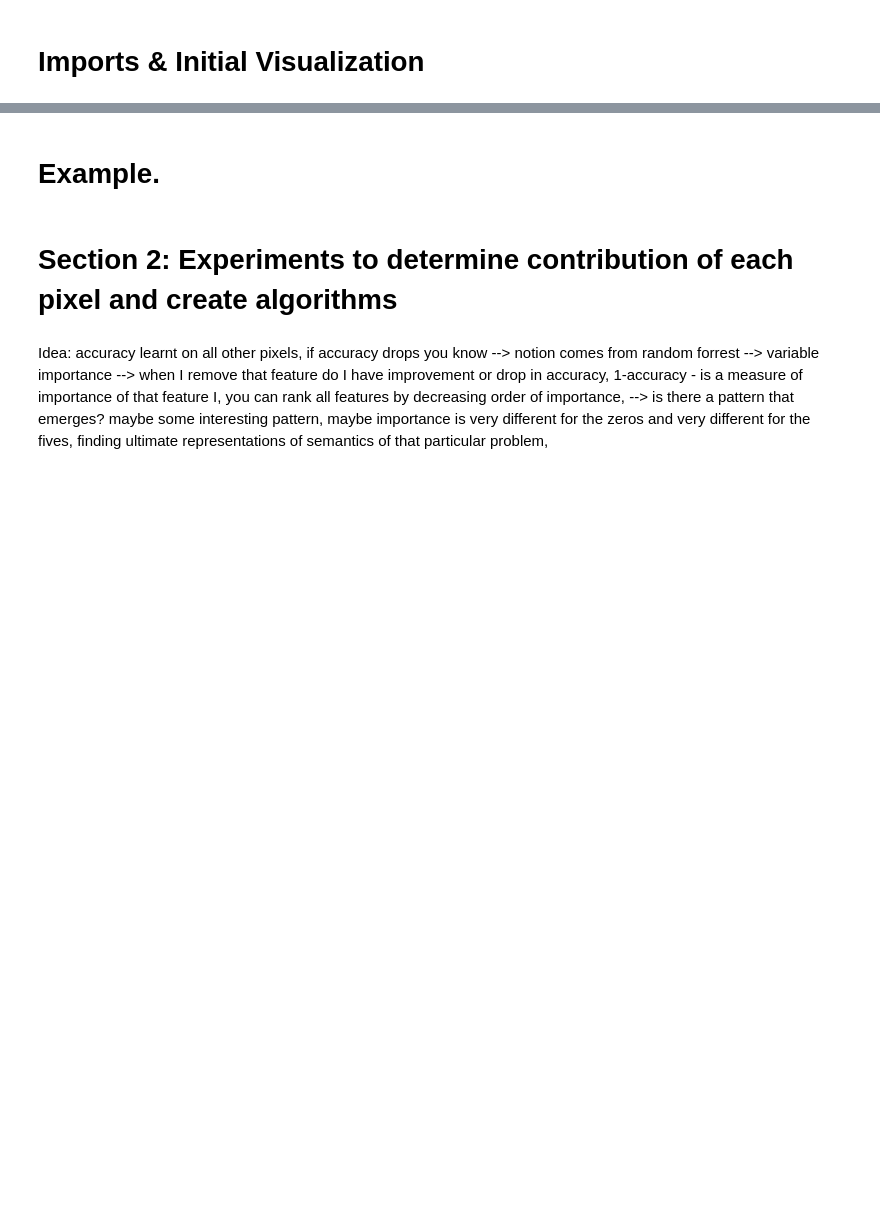
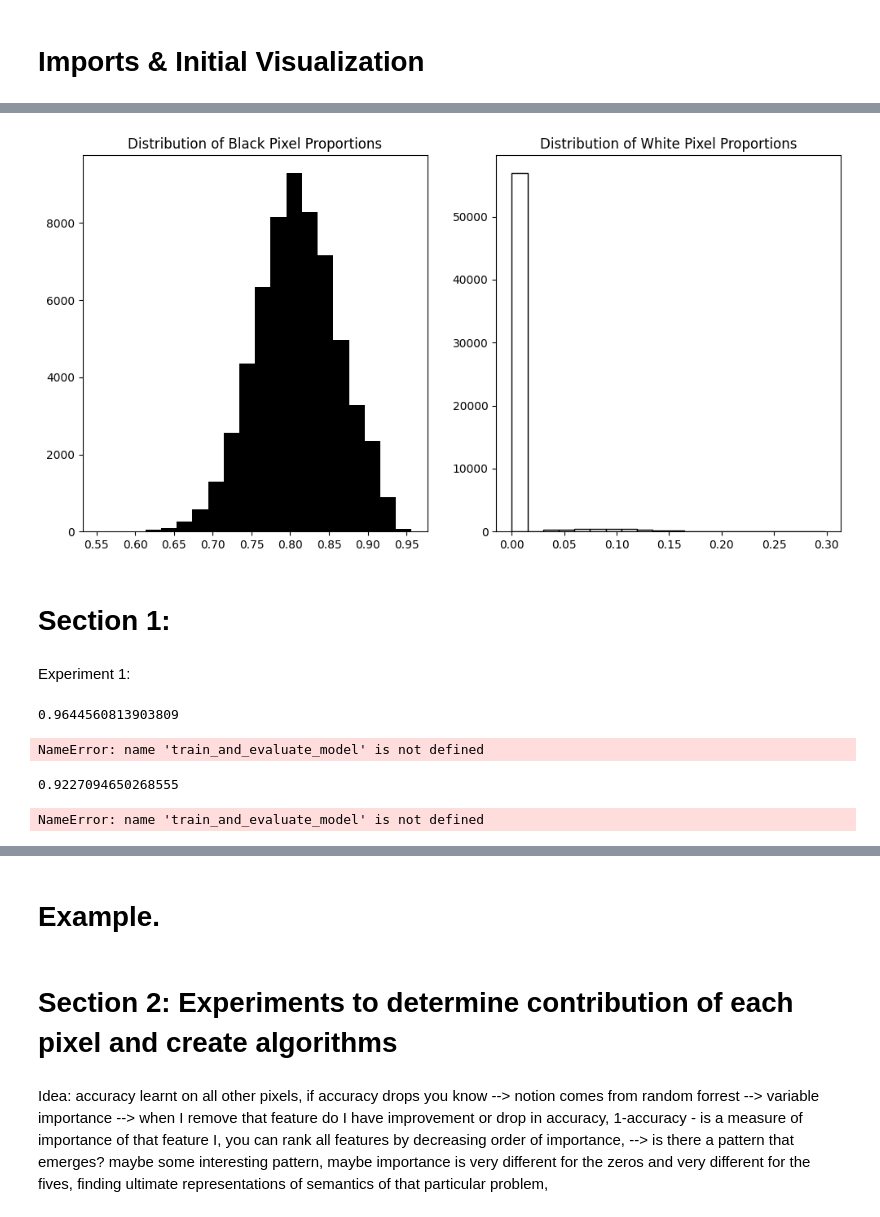
Before and after one commit to ilaibachrach/shadow, a Jupyter notebook: deepnote/Thesis/shadow-test.ipynb, the cells around one changed output, grey strips where cells are left out. Cells and saved outputs as stored; diff of their text form; code cells hidden in the pictures; blank space fills up the shorter version.

```diff
--- a/deepnote/Thesis/shadow-test.ipynb
+++ b/deepnote/Thesis/shadow-test.ipynb
@@ -535,0 +585,39 @@ def overlay_important_pixels_on_class_image(X_train, y_train, pixel_importance_p
+# %%
+# Define a function to calculate the proportion of black and white pixels
+def calculate_pixel_proportions(images):
+    proportions = []
+    for image in images:
+        # Count the number of black pixels (value 0) and white pixels (value 255)
+        black_pixels = np.count_nonzero(image == 0)
+        white_pixels = np.count_nonzero(image == 255)
+        total_pixels = image.size
+
+        # Calculate the proportions
+        black_proportion = black_pixels / total_pixels
+        white_proportion = white_pixels / total_pixels
+
+        proportions.append((black_proportion, white_proportion))
+    return proportions
+
+# Calculate the proportions for the training images
+proportions = calculate_pixel_proportions(train_images)
+# %%
+# Separate the black and white proportions
+black_proportions, white_proportions = zip(*proportions)
+
+# Plot the distributions
+plt.figure(figsize=(12, 6))
+
+plt.subplot(1, 2, 1)
+plt.hist(black_proportions, bins=20, color='black')
+plt.title('Distribution of Black Pixel Proportions')
+
+plt.subplot(1, 2, 2)
+plt.hist(white_proportions, bins=20, color='white', edgecolor='black')
+plt.title('Distribution of White Pixel Proportions')
+
+plt.show()
+# %% [output]
+[figure, added]
+# %% [markdown]
+# Section 1:
@@ -535,0 +630,2 @@ def overlay_important_pixels_on_class_image(X_train, y_train, pixel_importance_p
+# %% [markdown]
+Experiment 1:
@@ -535,0 +668,10 @@ def overlay_important_pixels_on_class_image(X_train, y_train, pixel_importance_p
+# %%
+random_run(full_on=True)
+# %% [output]
+0.9644560813903809
+NameError: name 'train_and_evaluate_model' is not defined
+# %%
+random_run(full_on=False)
+# %% [output]
+0.9227094650268555
+NameError: name 'train_and_evaluate_model' is not defined
```
Also changed, not shown: parts of 17 cells of this notebook.
